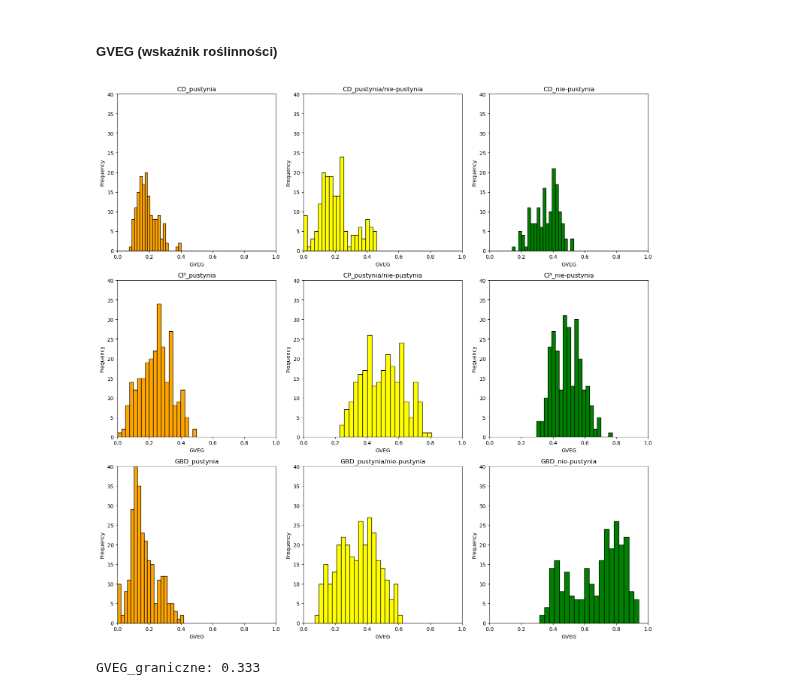
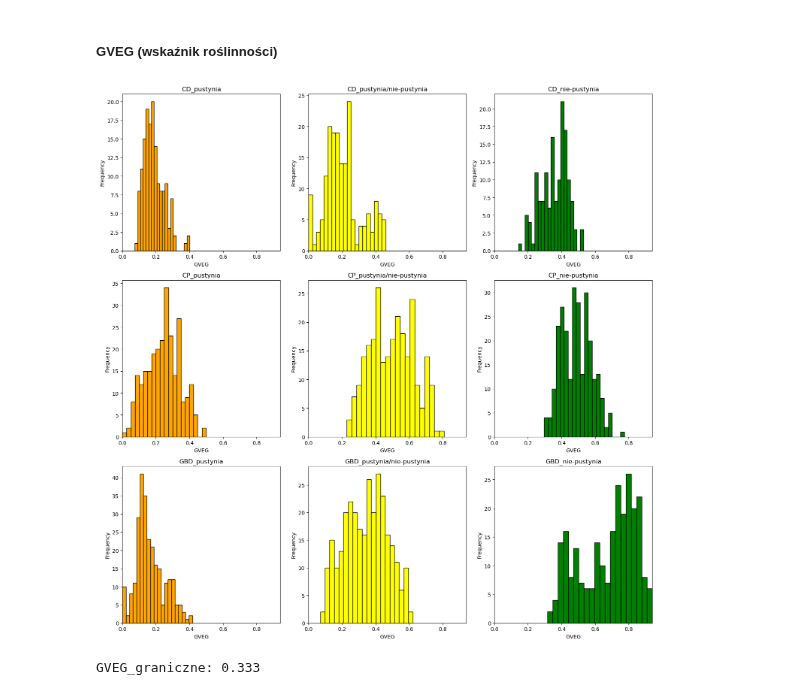
Before and after one commit to PiotrMaciejKowalski/BigData2024Project, a Jupyter notebook: notebooks/Klasyfikacja-pustynia.ipynb, the cells around one changed output. Cells and saved outputs as stored; diff of their text form; code cells hidden in the pictures.

```diff
--- a/notebooks/Klasyfikacja-pustynia.ipynb
+++ b/notebooks/Klasyfikacja-pustynia.ipynb
@@ -66,33 +66,37 @@ niepustynia_przy_GBD = NASA_lato[(NASA_lato['lon'] >= -124) & (NASA_lato['lon']
 # Wizualizacje + wstępne ustalenia parametrów
 # %% [markdown]
 ##### GVEG (wskaźnik roślinności)
+# %%
+def plot_histogram(ax, data, column, title, color):
+    ax.hist(data[column], bins=20, color=color, edgecolor="black")
+    ax.set_title(title)
+    ax.set_xlabel(column)
+    ax.set_ylabel("Frequency")
+    ax.set_xlim(min(min(CD[column]), min(CD_i_niepustynia[column]), min(niepustynia_przy_CD[column]),
+                    min(CP[column]), min(CP_i_niepustynia[column]), min(niepustynia_przy_CP[column]),
+                    min(GBD[column]), min(GBD_i_niepustynia[column]), min(niepustynia_przy_GBD[column])),
+                max(max(CD[column]), max(CD_i_niepustynia[column]), max(niepustynia_przy_CD[column]),
+                    max(CP[column]), max(CP_i_niepustynia[column]), max(niepustynia_przy_CP[column]),
+                    max(GBD[column]), max(GBD_i_niepustynia[column]), max(niepustynia_przy_GBD[column])))
 # %%
 fig, axes = plt.subplots(3, 3, figsize=(15, 15))
 
-def plot_histogram(ax, data, title, color):
-    ax.hist(data['GVEG'], bins=20, color=color, edgecolor="black")
-    ax.set_title(title)
-    ax.set_xlabel("GVEG")
-    ax.set_ylabel("Frequency")
-    ax.set_xlim(0, 1)
-    ax.set_ylim(0, 40)
+plot_histogram(axes[0, 0], CD, 'GVEG', "CD_pustynia", "orange")
+plot_histogram(axes[0, 1], CD_i_niepustynia, 'GVEG', "CD_pustynia/nie-pustynia", "yellow")
+plot_histogram(axes[0, 2], niepustynia_przy_CD, 'GVEG', "CD_nie-pustynia", "green")
 
-plot_histogram(axes[0, 0], CD, "CD_pustynia", "orange")
-plot_histogram(axes[0, 1], CD_i_niepustynia, "CD_pustynia/nie-pustynia", "yellow")
-plot_histogram(axes[0, 2], niepustynia_przy_CD, "CD_nie-pustynia", "green")
+plot_histogram(axes[1, 0], CP, 'GVEG', "CP_pustynia", "orange")
+plot_histogram(axes[1, 1], CP_i_niepustynia, 'GVEG', "CP_pustynia/nie-pustynia", "yellow")
+plot_histogram(axes[1, 2], niepustynia_przy_CP, 'GVEG', "CP_nie-pustynia", "green")
 
-plot_histogram(axes[1, 0], CP, "CP_pustynia", "orange")
-plot_histogram(axes[1, 1], CP_i_niepustynia, "CP_pustynia/nie-pustynia", "yellow")
-plot_histogram(axes[1, 2], niepustynia_przy_CP, "CP_nie-pustynia", "green")
-
-plot_histogram(axes[2, 0], GBD, "GBD_pustynia", "orange")
-plot_histogram(axes[2, 1], GBD_i_niepustynia, "GBD_pustynia/nie-pustynia", "yellow")
-plot_histogram(axes[2, 2], niepustynia_przy_GBD, "GBD_nie-pustynia", "green")
+plot_histogram(axes[2, 0], GBD, 'GVEG', "GBD_pustynia", "orange")
+plot_histogram(axes[2, 1], GBD_i_niepustynia, 'GVEG', "GBD_pustynia/nie-pustynia", "yellow")
+plot_histogram(axes[2, 2], niepustynia_przy_GBD, 'GVEG', "GBD_nie-pustynia", "green")
 
 plt.tight_layout()
 plt.show()
 # %% [output]
-[figure, old version]
+[figure, new version]
 # %%
 GVEG_graniczne = round(
     pd.Series([
```
Also changed, not shown: parts of 6 cells of this notebook.
